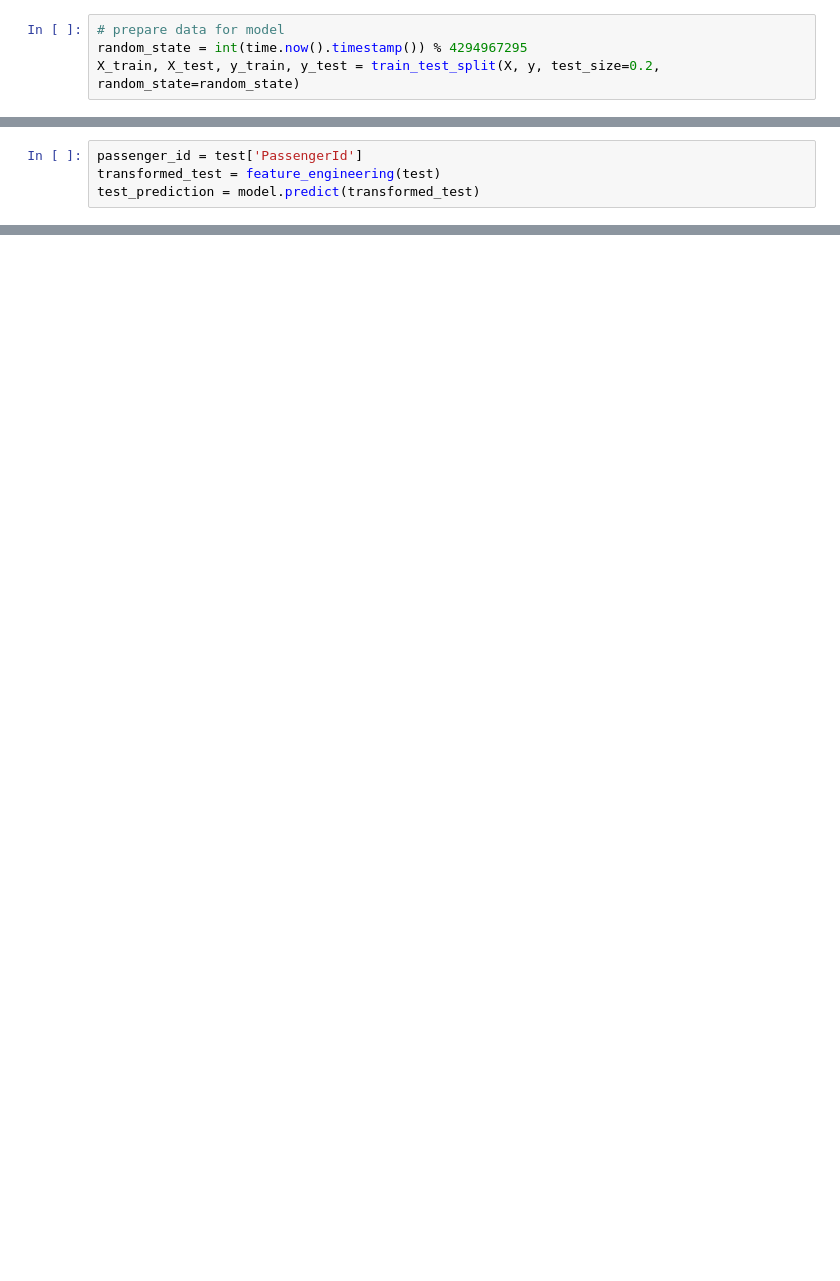
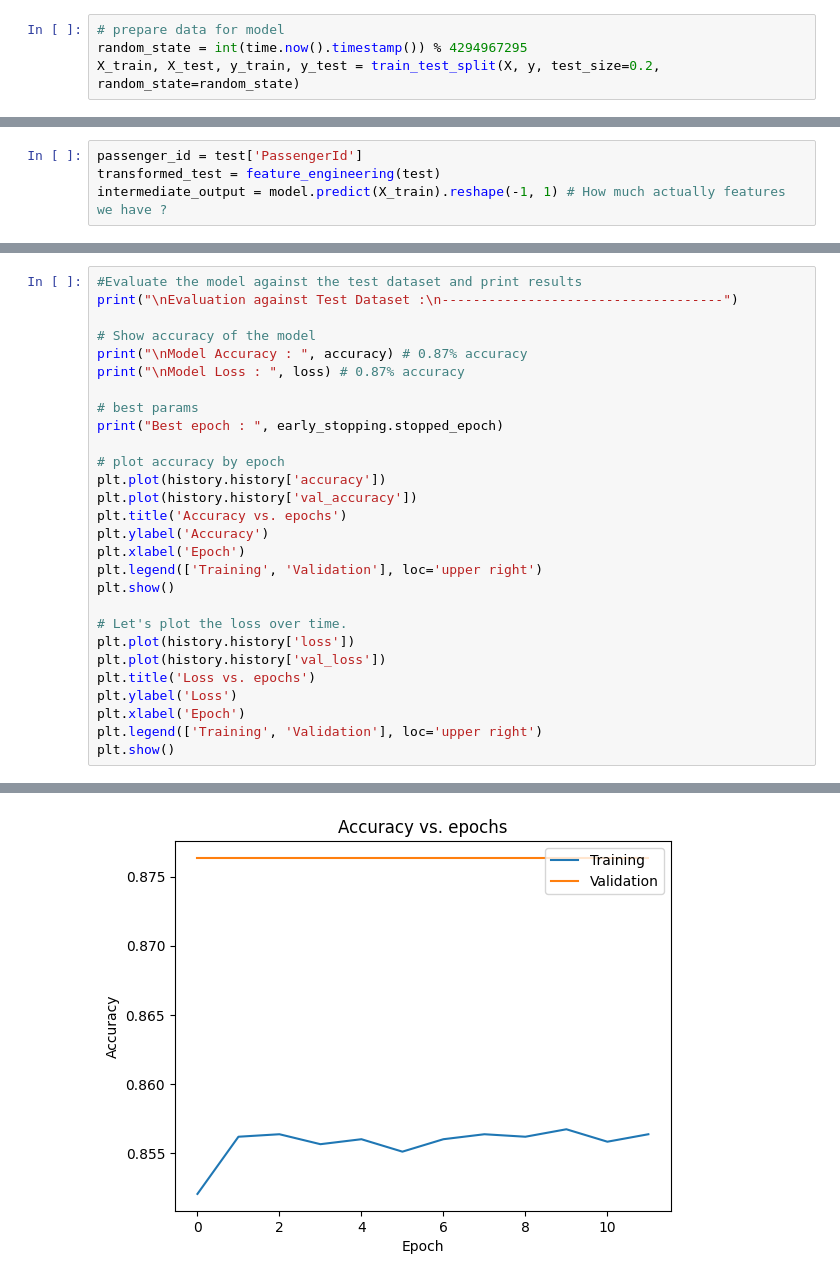
Before and after one commit to KevinShindel/MachineLearning, a Jupyter notebook: Kaggle/Challenges/Spaceship Titanic.ipynb, the cells around one changed output, grey strips where cells are left out. Saved outputs shown, nothing was run; the diff lists cells and outputs as text; blank space fills up the shorter version.

```diff
--- a/Kaggle/Challenges/Spaceship Titanic.ipynb
+++ b/Kaggle/Challenges/Spaceship Titanic.ipynb
@@ -128,4 +146,4 @@ print(f"Mean cross-validation score: {cv_scores.mean()}") # Mean Cross-validatio
 # %%
 passenger_id = test['PassengerId']
 transformed_test = feature_engineering(test)
-test_prediction = model.predict(transformed_test)
+intermediate_output = model.predict(X_train).reshape(-1, 1) # How much actually features we have ?
@@ -131,0 +194,29 @@ test_prediction = model.predict(transformed_test)
+# %%
+#Evaluate the model against the test dataset and print results
+print("\nEvaluation against Test Dataset :\n------------------------------------")
+
+# Show accuracy of the model
+print("\nModel Accuracy : ", accuracy) # 0.87% accuracy
+print("\nModel Loss : ", loss) # 0.87% accuracy
+
+# best params
+print("Best epoch : ", early_stopping.stopped_epoch)
+
+# plot accuracy by epoch
+plt.plot(history.history['accuracy'])
+plt.plot(history.history['val_accuracy'])
+plt.title('Accuracy vs. epochs')
+plt.ylabel('Accuracy')
+plt.xlabel('Epoch')
+plt.legend(['Training', 'Validation'], loc='upper right')
+plt.show()
+
+# Let's plot the loss over time.
+plt.plot(history.history['loss'])
+plt.plot(history.history['val_loss'])
+plt.title('Loss vs. epochs')
+plt.ylabel('Loss')
+plt.xlabel('Epoch')
+plt.legend(['Training', 'Validation'], loc='upper right')
+plt.show()
+# %% [output]
@@ -131,0 +230 @@ test_prediction = model.predict(transformed_test)
+[figure, added]
```
Also changed, not shown: parts of 9 cells of this notebook, 36 other files.
